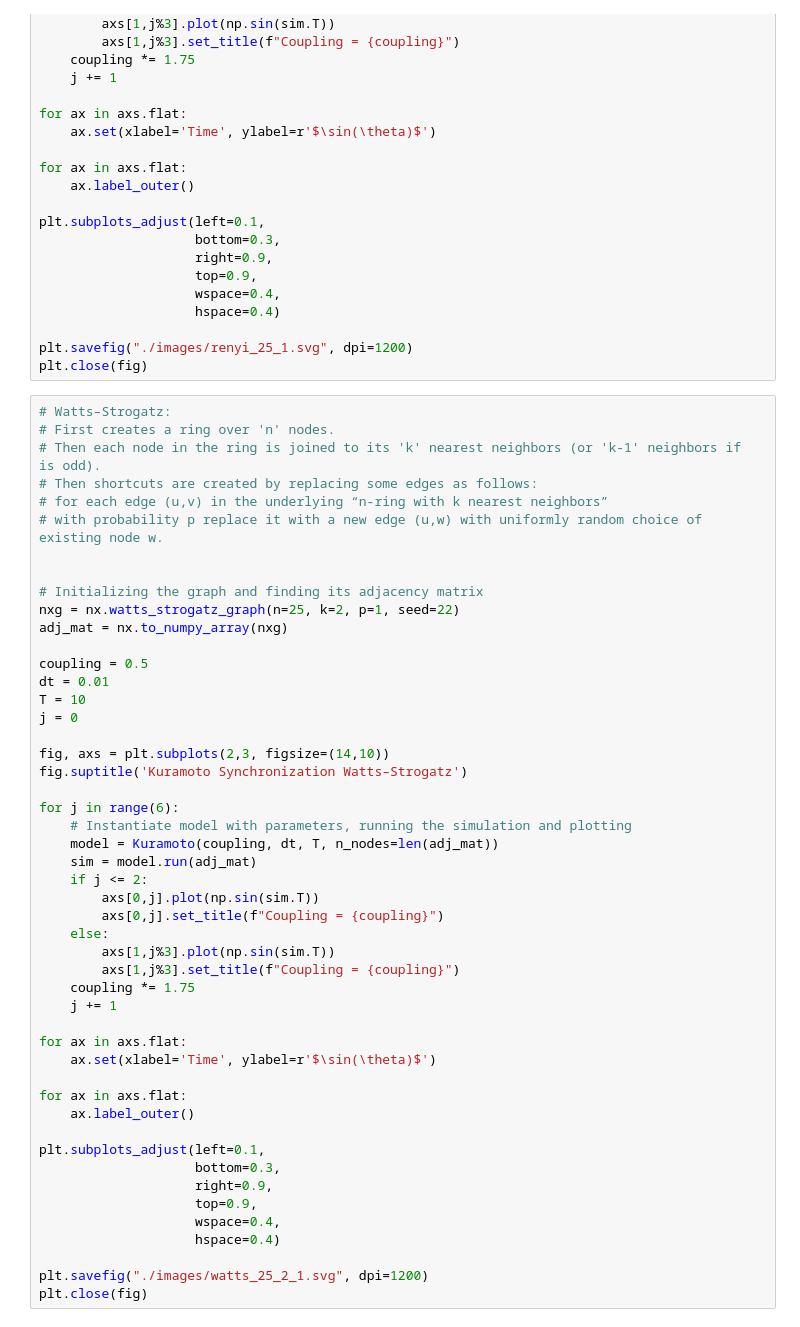
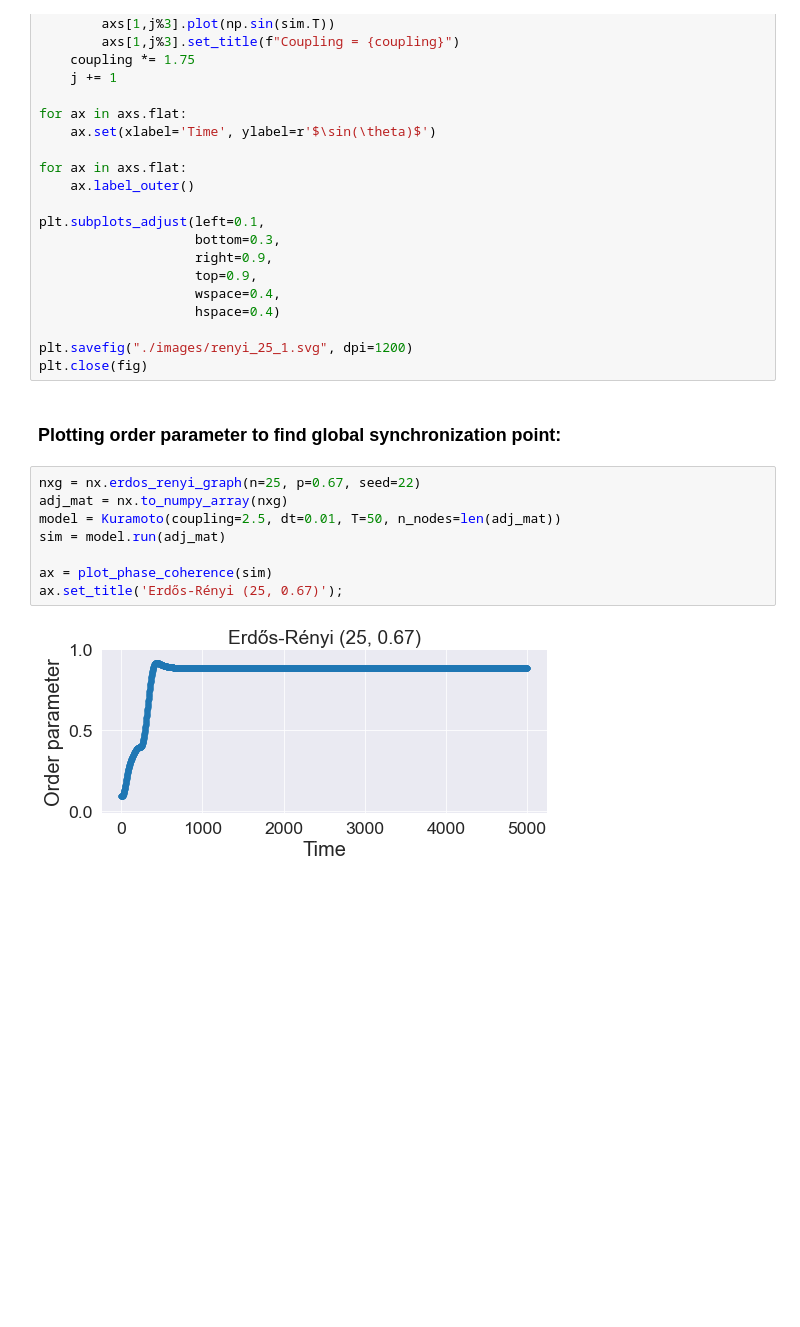
Before and after one commit to BryaneX455/reu2022, a Jupyter notebook: Kuramoto Model/kuramoto.ipynb, the cells around one changed output. Saved outputs shown, nothing was run; the diff lists cells and outputs as text; blank space fills up the shorter version.

```diff
--- a/Kuramoto Model/kuramoto.ipynb
+++ b/Kuramoto Model/kuramoto.ipynb
@@ -55,52 +59,15 @@ plt.subplots_adjust(left=0.1,
 
 plt.savefig("./images/renyi_25_1.svg", dpi=1200)
 plt.close(fig)
-# %%
-# Watts–Strogatz:
-# First creates a ring over 'n' nodes.
-# Then each node in the ring is joined to its 'k' nearest neighbors (or 'k-1' neighbors if  is odd).
-# Then shortcuts are created by replacing some edges as follows:
-# for each edge (u,v) in the underlying “n-ring with k nearest neighbors”
-# with probability p replace it with a new edge (u,w) with uniformly random choice of existing node w.
-
-
-# Initializing the graph and finding its adjacency matrix
-nxg = nx.watts_strogatz_graph(n=25, k=2, p=1, seed=22)
-adj_mat = nx.to_numpy_array(nxg)
-
-coupling = 0.5
-dt = 0.01
-T = 10
-j = 0
-
-fig, axs = plt.subplots(2,3, figsize=(14,10))
-fig.suptitle('Kuramoto Synchronization Watts–Strogatz')
-
-for j in range(6):
-    # Instantiate model with parameters, running the simulation and plotting
-    model = Kuramoto(coupling, dt, T, n_nodes=len(adj_mat))
-    sim = model.run(adj_mat)
-    if j <= 2:
-        axs[0,j].plot(np.sin(sim.T))
-        axs[0,j].set_title(f"Coupling = {coupling}")
-    else:
-        axs[1,j%3].plot(np.sin(sim.T))
-        axs[1,j%3].set_title(f"Coupling = {coupling}")
-    coupling *= 1.75
-    j += 1
-
-for ax in axs.flat:
-    ax.set(xlabel='Time', ylabel=r'$\sin(\theta)$')
-
-for ax in axs.flat:
-    ax.label_outer()
-
-plt.subplots_adjust(left=0.1,
-                    bottom=0.3,
-                    right=0.9,
-                    top=0.9,
-                    wspace=0.4,
-                    hspace=0.4)
-
-plt.savefig("./images/watts_25_2_1.svg", dpi=1200)
-plt.close(fig)
+# %% [markdown]
+### Plotting order parameter to find global synchronization point:
+# %%
+nxg = nx.erdos_renyi_graph(n=25, p=0.67, seed=22)
+adj_mat = nx.to_numpy_array(nxg)
+model = Kuramoto(coupling=2.5, dt=0.01, T=50, n_nodes=len(adj_mat))
+sim = model.run(adj_mat)
+
+ax = plot_phase_coherence(sim)
+ax.set_title('Erdős-Rényi (25, 0.67)');
+# %% [output]
+[figure, added]
```
Also changed, not shown: parts of 7 cells of this notebook, 2 other files.
